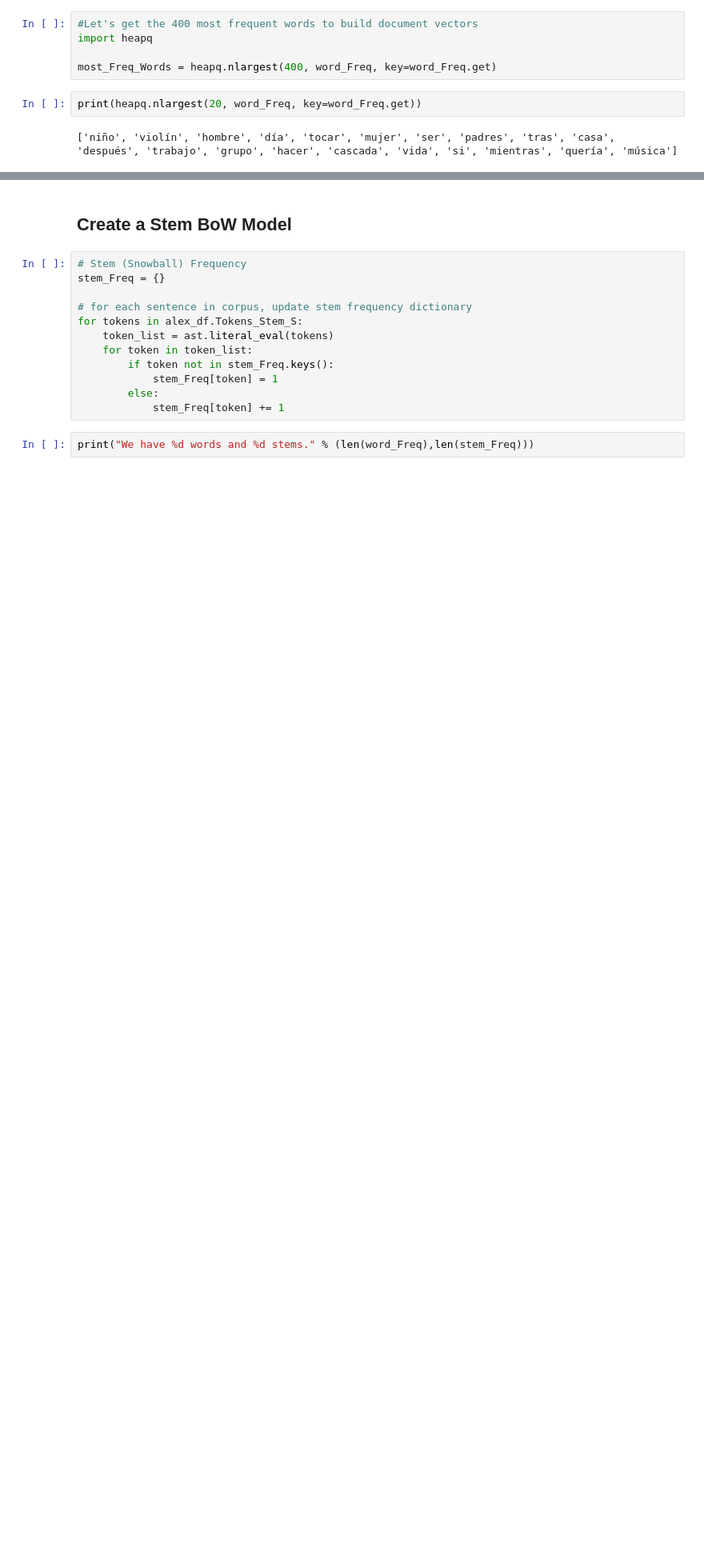
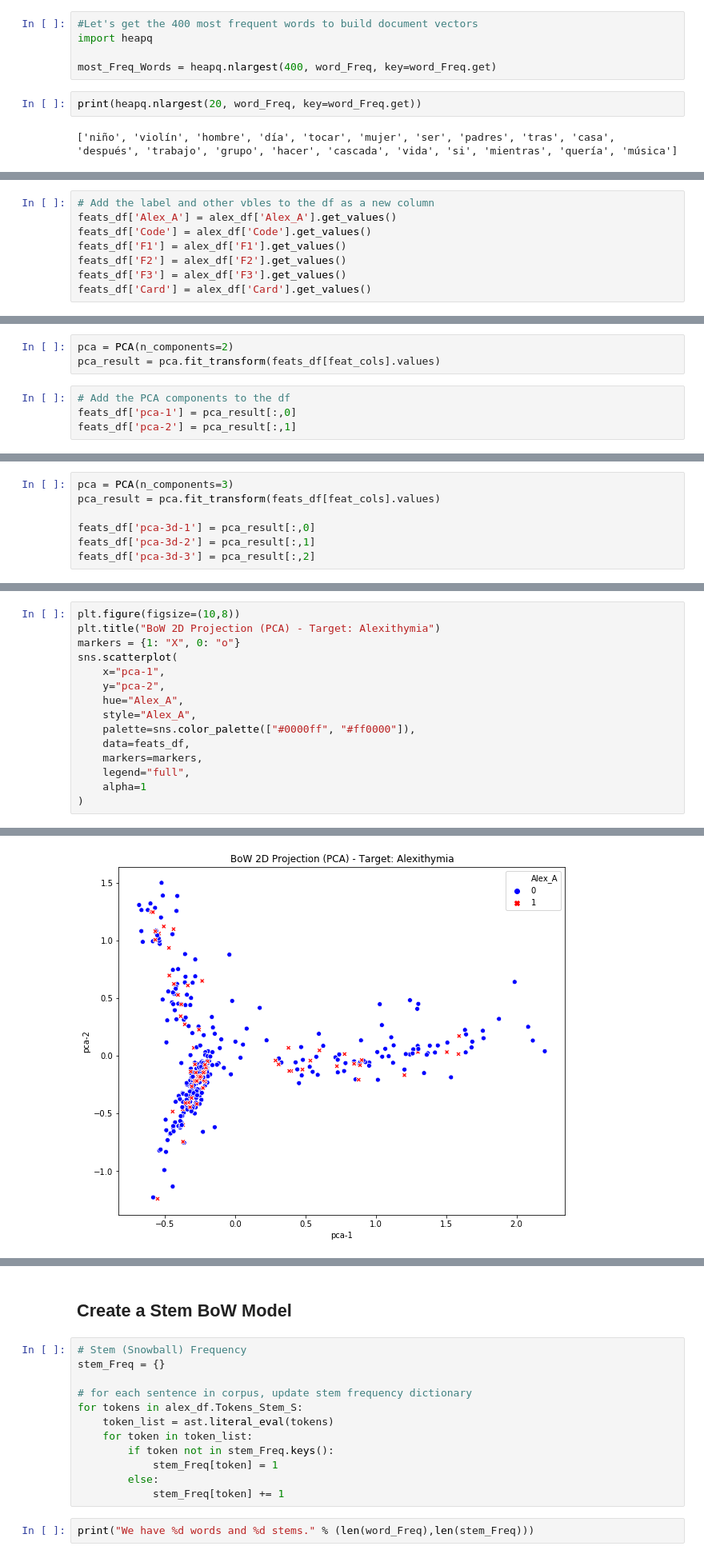
Before and after one commit to raul-arrabales/alexithymic-lang, a Jupyter notebook: nlp/3_BoW.ipynb, the cells around one changed output, grey strips where cells are left out. Shown at 80% size. Cells and saved outputs as stored; diff of their text form; blank space fills up the shorter version.

```diff
--- a/nlp/3_BoW.ipynb
+++ b/nlp/3_BoW.ipynb
@@ -140,0 +185,8 @@ alex_df.head()
+# %%
+# Add the label and other vbles to the df as a new column
+feats_df['Alex_A'] = alex_df['Alex_A'].get_values()
+feats_df['Code'] = alex_df['Code'].get_values()
+feats_df['F1'] = alex_df['F1'].get_values()
+feats_df['F2'] = alex_df['F2'].get_values()
+feats_df['F3'] = alex_df['F3'].get_values()
+feats_df['Card'] = alex_df['Card'].get_values()
@@ -140,0 +213,7 @@ alex_df.head()
+# %%
+pca = PCA(n_components=2)
+pca_result = pca.fit_transform(feats_df[feat_cols].values)
+# %%
+# Add the PCA components to the df
+feats_df['pca-1'] = pca_result[:,0]
+feats_df['pca-2'] = pca_result[:,1]
@@ -140,0 +236,7 @@ alex_df.head()
+# %%
+pca = PCA(n_components=3)
+pca_result = pca.fit_transform(feats_df[feat_cols].values)
+
+feats_df['pca-3d-1'] = pca_result[:,0]
+feats_df['pca-3d-2'] = pca_result[:,1]
+feats_df['pca-3d-3'] = pca_result[:,2]
@@ -140,0 +263,16 @@ alex_df.head()
+# %%
+plt.figure(figsize=(10,8))
+plt.title("BoW 2D Projection (PCA) - Target: Alexithymia")
+markers = {1: "X", 0: "o"}
+sns.scatterplot(
+    x="pca-1",
+    y="pca-2",
+    hue="Alex_A",
+    style="Alex_A",
+    palette=sns.color_palette(["#0000ff", "#ff0000"]),
+    data=feats_df,
+    markers=markers,
+    legend="full",
+    alpha=1
+)
+# %% [output]
@@ -140,0 +280 @@ alex_df.head()
+[figure, added]
```
Also changed, not shown: parts of 63 cells of this notebook.
